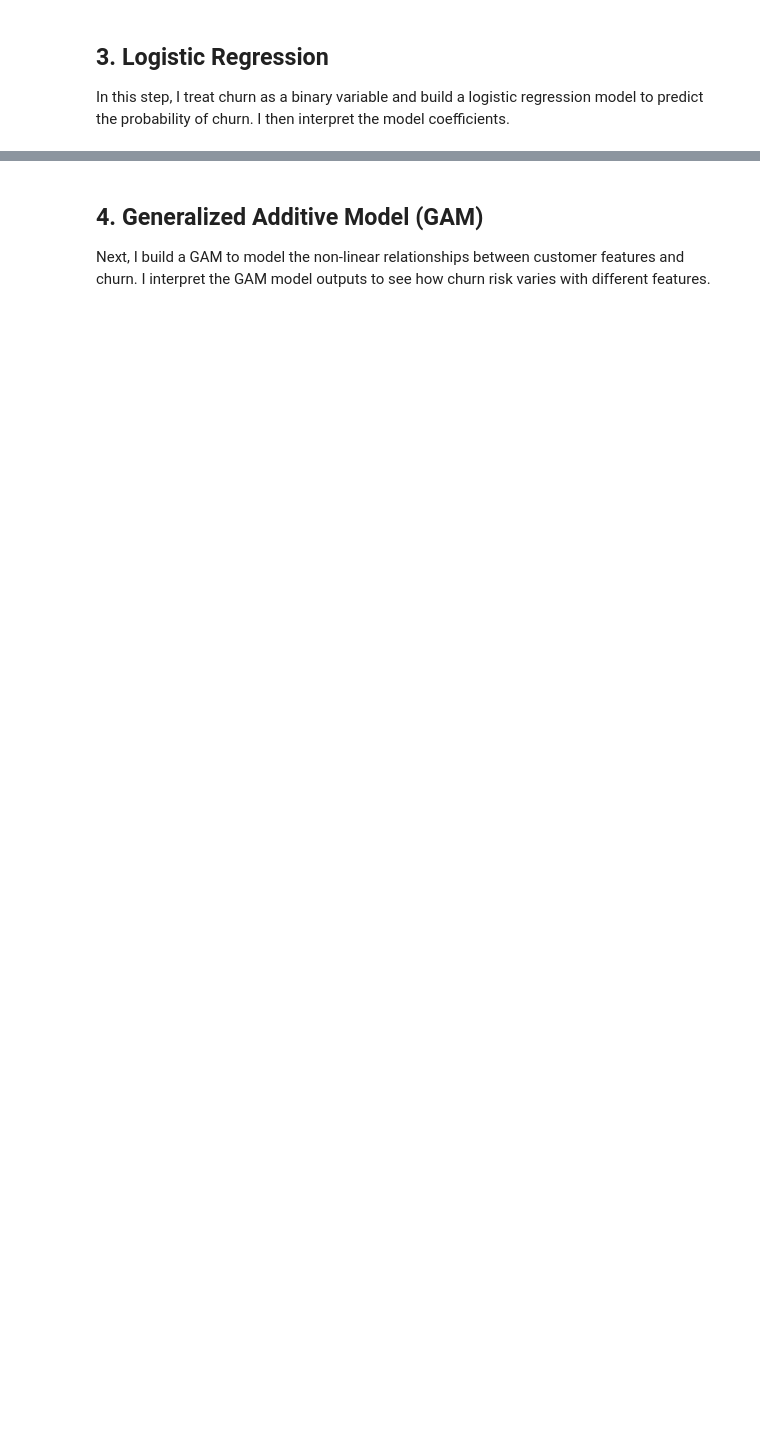
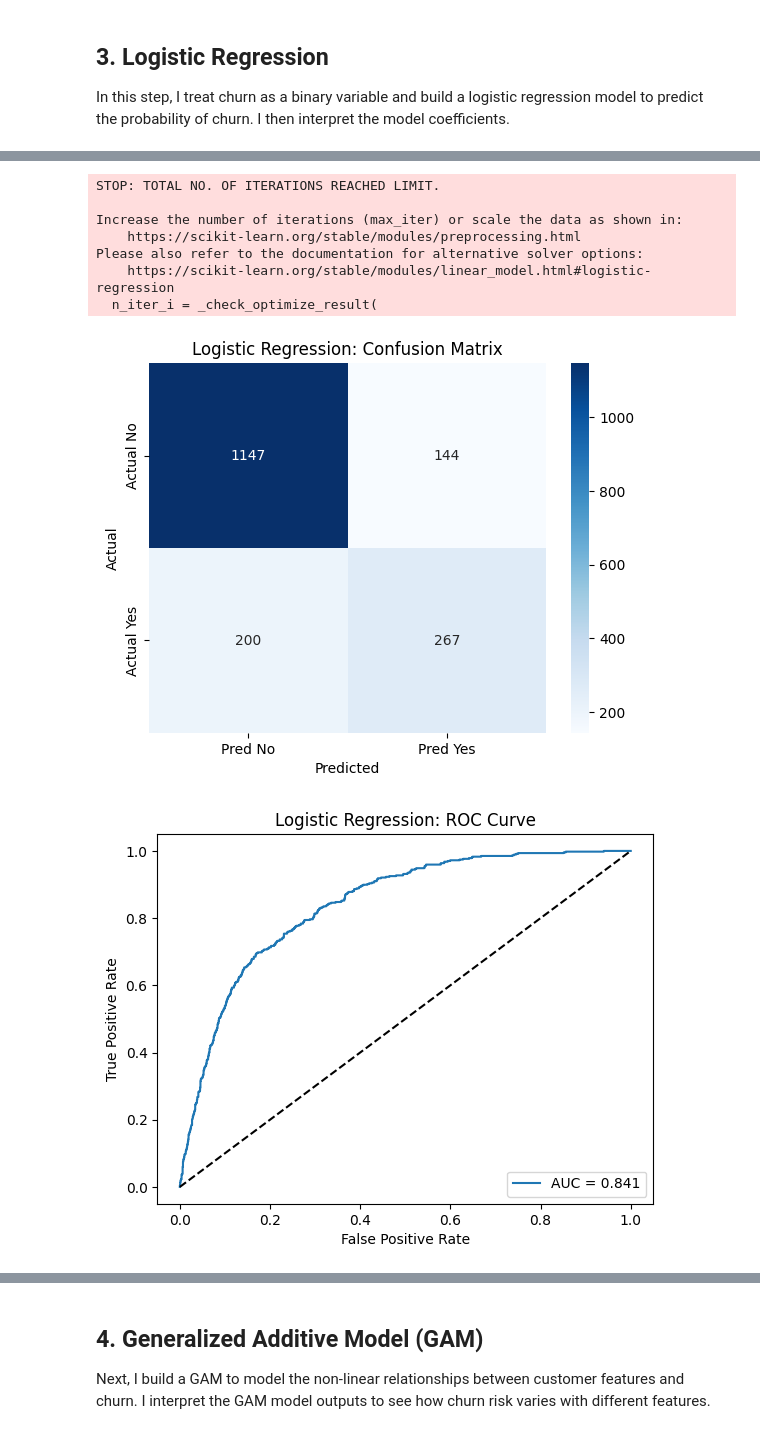
Before and after one commit to ericiortega/aipi590-xai-fall2025, a Jupyter notebook: assignments/interpretable_ml/interpretable_ml.ipynb, the cells around one changed output, grey strips where cells are left out. Drawn from its saved outputs; the diff is of its cells as text; code cells hidden in the pictures; blank space fills up the shorter version.

```diff
--- a/assignments/interpretable_ml/interpretable_ml.ipynb
+++ b/assignments/interpretable_ml/interpretable_ml.ipynb
@@ -145,3 +275,71 @@ and assess the model's performance.
 
 In this step, I treat churn as a binary variable and build a logistic regression model
 to predict the probability of churn. I then interpret the model coefficients.
+# %%
+# ========= Task 3: Logistic Regression =========
+
+# 1) Prepare X/y and train/test split
+y = df["Churn"].map({"No": 0, "Yes": 1}).astype(int)
+
+X = pd.get_dummies(
+    df.drop(columns=["customerID", "Churn"]),
+    drop_first=True,
+    dtype=float
+)
+
+X_train, X_test, y_train, y_test = train_test_split(
+    X, y, test_size=0.25, random_state=42, stratify=y
+)
+
+print("Train:", X_train.shape, " Test:", X_test.shape)
+
+# 2) Fit Logistic Regression
+logit = LogisticRegression(max_iter=1000, solver="lbfgs")
+logit.fit(X_train, y_train)
+
+# 3) Predictions / probabilities
+y_pred = logit.predict(X_test)
+y_prob = logit.predict_proba(X_test)[:, 1]
+
+# 4) Metrics: accuracy, confusion matrix, classification report, ROC AUC
+acc = accuracy_score(y_test, y_pred)
+auc = roc_auc_score(y_test, y_prob)
+cm  = confusion_matrix(y_test, y_pred)
+
+print(f"Accuracy: {acc:.3f}")
+print("\nConfusion Matrix:\n", cm)
+print("\nClassification Report:\n", classification_report(y_test, y_pred, digits=3))
+print(f"ROC AUC: {auc:.3f}")
+
+# Confusion matrix heatmap
+plt.figure()
+sns.heatmap(cm, annot=True, fmt="d", cmap="Blues",
+            xticklabels=["Pred No", "Pred Yes"],
+            yticklabels=["Actual No", "Actual Yes"])
+plt.title("Logistic Regression: Confusion Matrix")
+plt.ylabel("Actual"); plt.xlabel("Predicted")
+plt.show()
+
+# ROC curve
+fpr, tpr, _ = roc_curve(y_test, y_prob)
+plt.figure()
+plt.plot(fpr, tpr, label=f"AUC = {auc:.3f}")
+plt.plot([0,1], [0,1], "k--")
+plt.xlabel("False Positive Rate"); plt.ylabel("True Positive Rate")
+plt.title("Logistic Regression: ROC Curve"); plt.legend(loc="lower right")
+plt.show()
+
+# 5) Coefficients (log-odds and odds ratios)
+coef_df = pd.DataFrame({
+    "feature": X.columns,
+    "coef_log_odds": logit.coef_[0]
+})
+coef_df["odds_ratio"] = np.exp(coef_df["coef_log_odds"])
+
+# Top drivers (increase churn) and protectors (decrease churn)
+top_pos = coef_df.sort_values("coef_log_odds", ascending=False).head(10)
+top_neg = coef_df.sort_values("coef_log_odds", ascending=True).head(10)
+
+display(top_pos)
+display(top_neg)
+# %% [output]
@@ -147,0 +364,9 @@ to predict the probability of churn. I then interpret the model coefficients.
+STOP: TOTAL NO. OF ITERATIONS REACHED LIMIT.
+
+Increase the number of iterations (max_iter) or scale the data as shown in:
+    https://scikit-learn.org/stable/modules/preprocessing.html
+Please also refer to the documentation for alternative solver options:
+    https://scikit-learn.org/stable/modules/linear_model.html#logistic-regression
+  n_iter_i = _check_optimize_result(
+[figure, added]
+[figure, added]
```
Also changed, not shown: parts of 14 cells of this notebook.
